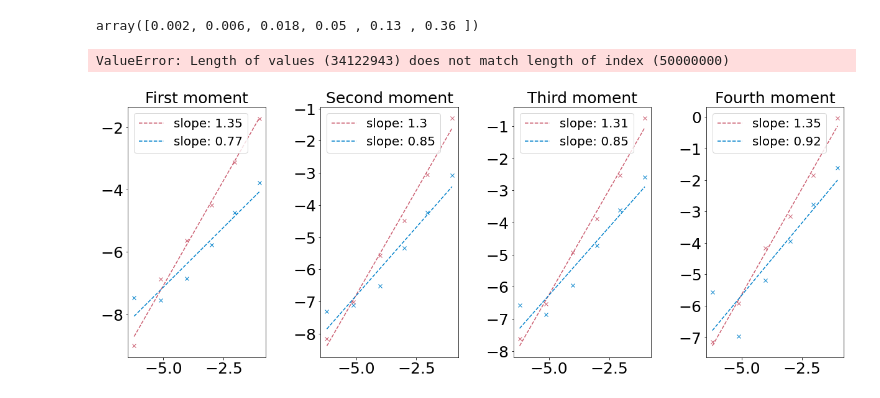
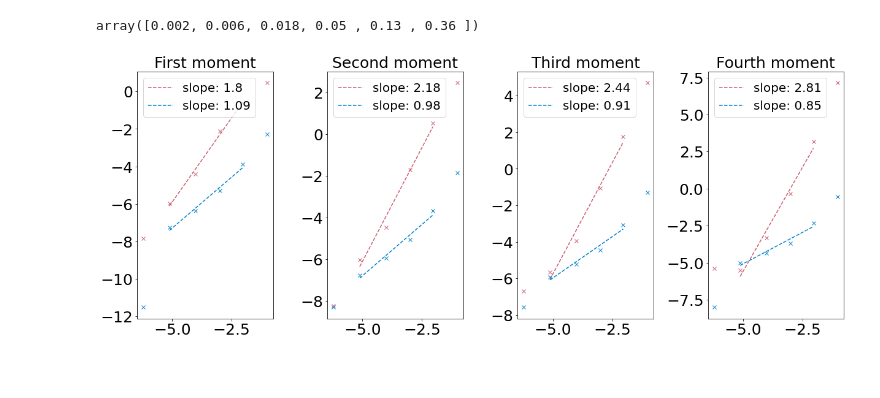
Before and after one commit to alixsleroy/Stepupyourgame, a Jupyter notebook: eddie/visualisations/visualise_accuracy_eddie.ipynb, the cells around one changed output. Cells and saved outputs as stored; diff of their text form; code cells hidden in the pictures; blank space fills up the shorter version.

```diff
--- a/eddie/visualisations/visualise_accuracy_eddie.ipynb
+++ b/eddie/visualisations/visualise_accuracy_eddie.ipynb
@@ -42,9 +42,9 @@ dta_re = pd.DataFrame()
 
 for i in range(len(dtlist)):
     dti=dtlist[i]
-    file_i = "data_hard_a3_5107/vec_noadai="+str(i)+".txt"
+    file_i = "data_a10/vec_noadai="+str(i)+".txt"
     x_noada=np.hstack(openCfile(file_i))
-    file_i = "data_hard_a3_5107/vec_tri="+str(i)+".txt"
+    file_i = "data_a10/vec_tri="+str(i)+".txt"
     x_tr=np.hstack(openCfile(file_i))
     # file_i = "data_hard_a3/vec_rei="+str(i)+".txt"
     # x_re=np.hstack(openCfile(file_i))
@@ -52,8 +52,6 @@ for i in range(len(dtlist)):
     dta_noada["x"+str(i)] = x_noada
     dta_tr["x"+str(i)] = x_tr
     # dta_re["x"+str(i)] = x_re
-# %% [output]
-ValueError: Length of values (34122943) does not match length of index (50000000)
 # %%
 # ###########################################
 # ## Range of integration + path to save figure
@@ -61,11 +59,13 @@ ValueError: Length of values (34122943) does not match length of index (50000000
 range_int=[-10,10]
 os.chdir("/home/s2133976/OneDrive/ExtendedProject/Code/Stepupyourgame/Stepupyourgame/eddie/visualisations")
 
-
 # ###########################################
 # ## Interpolate the slope
 # ###########################################
-x = np.log(dtlist)
+xm= np.log(dtlist)
+lb=1
+ub=5
+x = np.log(dtlist[lb:ub])
 A = np.vstack([x, np.ones(len(x))]).T
 
 # ###########################################
@@ -83,60 +83,60 @@ ax4.set_title("Fourth moment",fontsize=font_size)
 ###############
 lab="Overdamped"
 mom1_list,mom2_list,mom3_list,mom4_list,mom_1_plussd,mom_2_plussd,mom_3_plussd,mom_4_plussd=moment_list(dtlist,tau,dta_noada,range_int)
-ax1.plot(x,np.log(mom1_list),"x",color=myred)
-ax2.plot(x,np.log(mom2_list),"x",color=myred)
-ax3.plot(x,np.log(mom3_list),"x",color=myred)
-ax4.plot(x,np.log(mom4_list),"x",color=myred)
+ax1.plot(xm,np.log(mom1_list),"x",color=myred)
+ax2.plot(xm,np.log(mom2_list),"x",color=myred)
+ax3.plot(xm,np.log(mom3_list),"x",color=myred)
+ax4.plot(xm,np.log(mom4_list),"x",color=myred)
 
 ## interpolation linear
 #first moment
-m, c = np.linalg.lstsq(A, np.log(mom1_list), rcond=None)[0]
+m, c = np.linalg.lstsq(A, np.log(mom1_list)[lb:ub], rcond=None)[0]
 ax1.plot(x, m*x + c,"--",label="slope: "+str(round(m,2)),color=myred)
 #second moment
-m, c = np.linalg.lstsq(A, np.log(mom2_list), rcond=None)[0]
+m, c = np.linalg.lstsq(A, np.log(mom2_list)[lb:ub], rcond=None)[0]
 ax2.plot(x, m*x + c,"--",label="slope: "+str(round(m,2)),color=myred)
 #third moment
-m, c = np.linalg.lstsq(A, np.log(mom3_list), rcond=None)[0]
+m, c = np.linalg.lstsq(A, np.log(mom3_list)[lb:ub], rcond=None)[0]
 ax3.plot(x, m*x + c,"--",label="slope: "+str(round(m,2)),color=myred)
 #fourth moment
-m, c = np.linalg.lstsq(A, np.log(mom4_list), rcond=None)[0]
+m, c = np.linalg.lstsq(A, np.log(mom4_list)[lb:ub], rcond=None)[0]
 ax4.plot(x, m*x + c,"--",label="slope: "+str(round(m,2)),color=myred)
 
 
 ## Transformed
 ###############
 # lab="Transformed overdamped"
 mom1_list,mom2_list,mom3_list,mom4_list,mom_1_plussd,mom_2_plussd,mom_3_plussd,mom_4_plussd=moment_list(dtlist,tau,dta_tr,range_int)
-ax1.plot(x,np.log(mom1_list),"x",color=myblue)
-ax2.plot(x,np.log(mom2_list),"x",color=myblue)
-ax3.plot(x,np.log(mom3_list),"x",color=myblue)
-ax4.plot(x,np.log(mom4_list),"x",color=myblue)
+ax1.plot(xm,np.log(mom1_list),"x",color=myblue)
+ax2.plot(xm,np.log(mom2_list),"x",color=myblue)
+ax3.plot(xm,np.log(mom3_list),"x",color=myblue)
+ax4.plot(xm,np.log(mom4_list),"x",color=myblue)
 
 
 ## interpolation linear
 #first moment
-m, c = np.linalg.lstsq(A, np.log(mom1_list), rcond=None)[0]
+m, c = np.linalg.lstsq(A, np.log(mom1_list)[lb:ub], rcond=None)[0]
 ax1.plot(x, m*x + c,"--",label="slope: "+str(round(m,2)),color=myblue)
 #second moment
-m, c = np.linalg.lstsq(A, np.log(mom2_list), rcond=None)[0]
+m, c = np.linalg.lstsq(A, np.log(mom2_list)[lb:ub], rcond=None)[0]
 ax2.plot(x, m*x + c,"--",label="slope: "+str(round(m,2)),color=myblue)
 #third moment
-m, c = np.linalg.lstsq(A, np.log(mom3_list), rcond=None)[0]
+m, c = np.linalg.lstsq(A, np.log(mom3_list)[lb:ub], rcond=None)[0]
 ax3.plot(x, m*x + c,"--",label="slope: "+str(round(m,2)),color=myblue)
 #fourth moment
-m, c = np.linalg.lstsq(A, np.log(mom4_list), rcond=None)[0]
+m, c = np.linalg.lstsq(A, np.log(mom4_list)[lb:ub], rcond=None)[0]
 ax4.plot(x, m*x + c,"--",label="slope: "+str(round(m,2)),color=myblue)
 
 
 ax1.legend(fontsize=font_size*0.8,ncol=1,loc="upper left")#,bbox_to_anchor=(1.5, 1.3))
 ax2.legend(fontsize=font_size*0.8,ncol=1,loc="upper left")#,bbox_to_anchor=(1.5, 1.3))
 ax3.legend(fontsize=font_size*0.8,ncol=1,loc="upper left")#,bbox_to_anchor=(1.5, 1.3))
 ax4.legend(fontsize=font_size*0.8,ncol=1,loc="upper left")#,bbox_to_anchor=(1.5, 1.3))
 
 
-fig.savefig('figures/moments_logplot_'+'.png')
+fig.savefig("figures/moments_logplot.png")
 # %% [output]
-[figure, old version]
+[figure, new version]
 # %%
 ###########################################
 ### Function g
```
Also changed, not shown: 18 other files.
